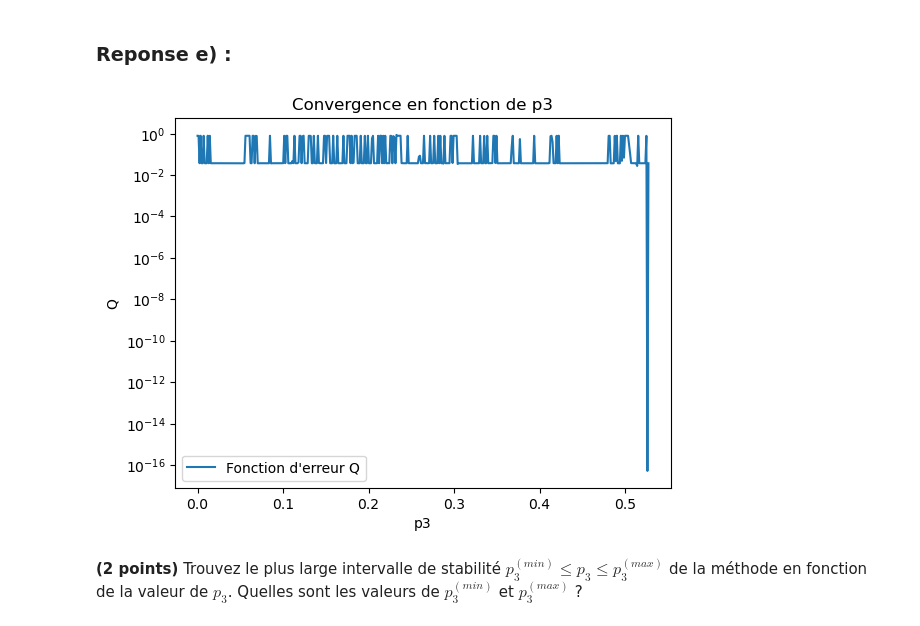
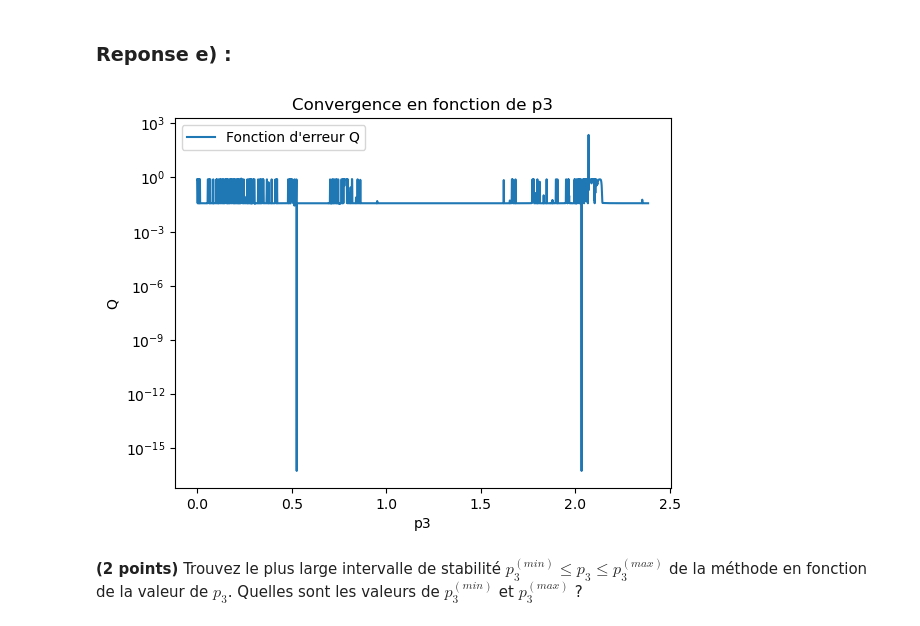
Before and after one commit to ArgCommit/Mini-projet-5.--quations-non-lin-aires-20250219, a Jupyter notebook: eqt_nonlin.ipynb, the cells around one changed output. Drawn from its saved outputs; the diff is of its cells as text; code cells hidden in the pictures.

```diff
--- a/eqt_nonlin.ipynb
+++ b/eqt_nonlin.ipynb
@@ -163,40 +165,35 @@ En particulier, utilisez les valeurs convergées des paramètres $p_1^{(conv)}$,
 # %%
 # Fonction principale pour explorer la région de convergence
 import matplotlib.pyplot as plt
 
+p3_values = np.arange(0, 2 * p3_final, 0.001 * p3_final)
 def explorer_convergence(p1_conv, p2_conv, p3_conv, x, y, tol=1e-6):
-    p3_values = np.arange(0, 2 * p3_conv, 0.001 * p3_conv)
+    global p3_values
     Q_values = []
     p3Evaluated = []
     stable_p3_min = None
     stable_p3_max = None
 
     for p3 in p3_values:
         p1, p2, p3_final, err = newton_method(x, y, p1_conv, p2_conv, p3, tol)
         Q = error_function(p1, p2, p3_final, x, y)
         Q_values.append(Q)
         p3Evaluated.append(p3)
-        if err < tol:
-            if stable_p3_min is None:
-                stable_p3_min = p3
-            stable_p3_max = p3
-        else:
-            if stable_p3_max is not None:
-                break
+
 
     plt.plot(p3Evaluated, Q_values, label="Fonction d'erreur Q")
     plt.yscale('log')
     plt.xlabel("p3")
     plt.ylabel("Q")
     plt.title("Convergence en fonction de p3")
     plt.legend()
     plt.show()
-    return stable_p3_min, stable_p3_max
+    return stable_p3_min, stable_p3_max , Q_values
 
 # Explorer la convergence pour différentes valeurs de p3
-p3_min, p3_max = explorer_convergence(p1_final, p2_final, p3_final, x, y, tol)
+p3_min, p3_max, Qvalues = explorer_convergence(p1_final, p2_final, p3_final, x, y, tol)
 # %% [output]
-[figure, old version]
+[figure, new version]
 # %% [markdown]
 **(2 points)** Trouvez le plus large intervalle de stabilité $p_3^{(min)} \leq p_3 \leq p_3^{(max)}$ de la méthode en fonction de la valeur de $p_3$. Quelles sont les valeurs de $p_3^{(min)}$ et $p_3^{(max)}$ ?
 # %% [markdown]
```
Also changed, not shown: parts of 2 cells of this notebook.
